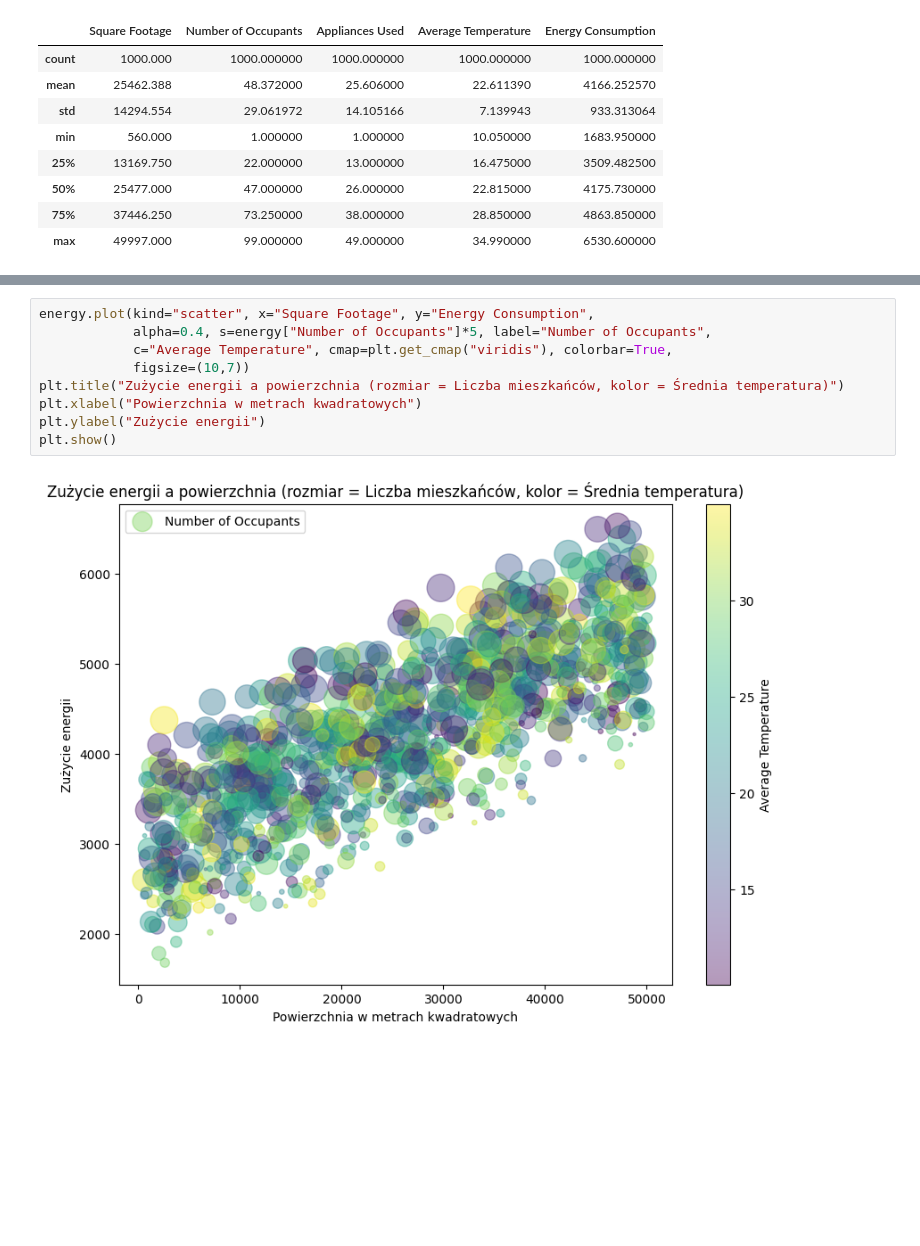
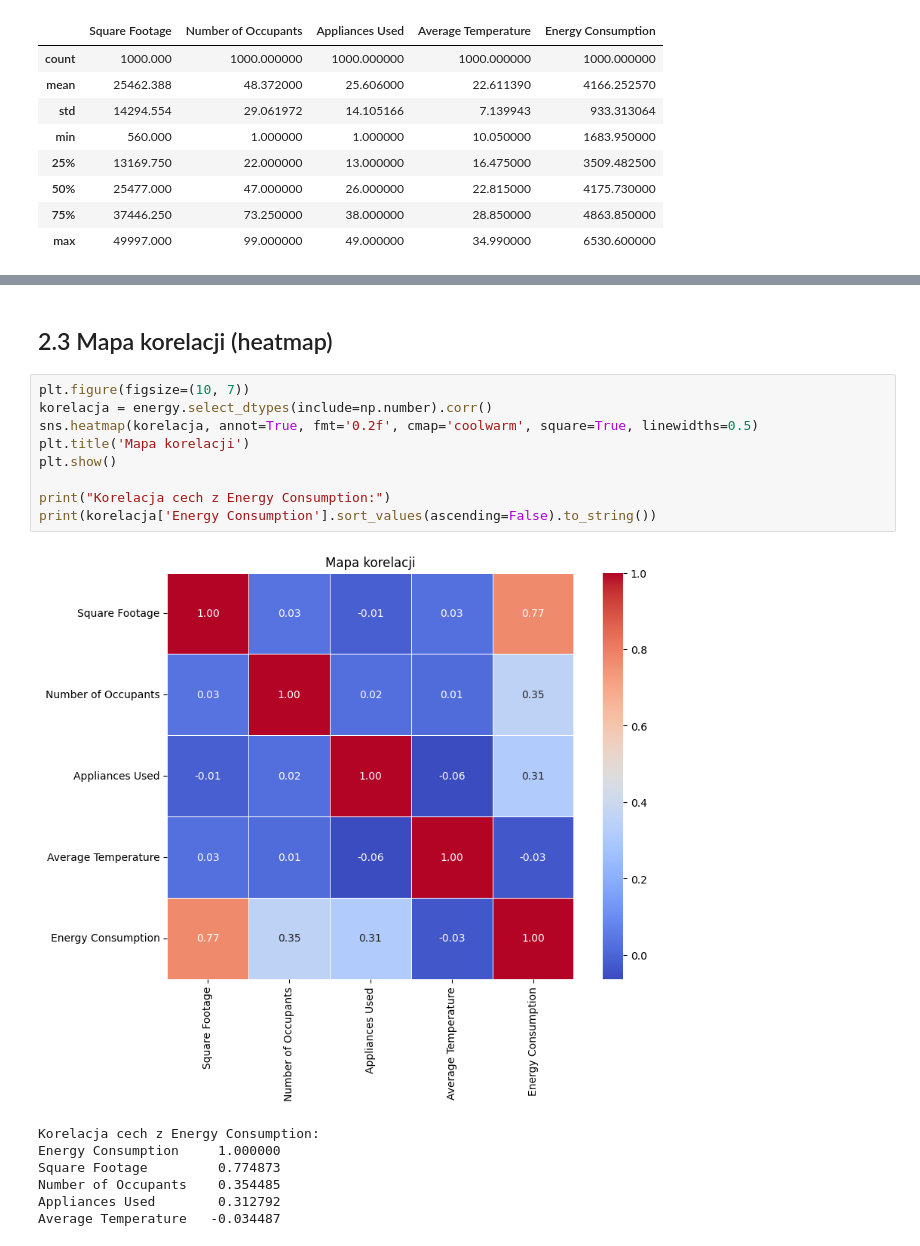
Before and after one commit to nrozylo/projekt_2026, a Jupyter notebook: projekt_energy.ipynb, the cells around one changed output, grey strips where cells are left out. Saved outputs shown, nothing was run; the diff lists cells and outputs as text; blank space fills up the shorter version.

```diff
--- a/projekt_energy.ipynb
+++ b/projekt_energy.ipynb
@@ -58,11 +104,19 @@ plt.show()
-# %%
-energy.plot(kind="scatter", x="Square Footage", y="Energy Consumption",
-            alpha=0.4, s=energy["Number of Occupants"]*5, label="Number of Occupants",
-            c="Average Temperature", cmap=plt.get_cmap("viridis"), colorbar=True,
-            figsize=(10,7))
-plt.title("Zużycie energii a powierzchnia (rozmiar = Liczba mieszkańców, kolor = Średnia temperatura)")
-plt.xlabel("Powierzchnia w metrach kwadratowych")
-plt.ylabel("Zużycie energii")
-plt.show()
-# %% [output]
-[figure, removed]
+# %% [markdown]
+## 2.3 Mapa korelacji (heatmap)
+# %%
+plt.figure(figsize=(10, 7))
+korelacja = energy.select_dtypes(include=np.number).corr()
+sns.heatmap(korelacja, annot=True, fmt='0.2f', cmap='coolwarm', square=True, linewidths=0.5)
+plt.title('Mapa korelacji')
+plt.show()
+
+print("Korelacja cech z Energy Consumption:")
+print(korelacja['Energy Consumption'].sort_values(ascending=False).to_string())
+# %% [output]
+[figure, added]
+Korelacja cech z Energy Consumption:
+Energy Consumption     1.000000
+Square Footage         0.774873
+Number of Occupants    0.354485
+Appliances Used        0.312792
+Average Temperature   -0.034487
```
Also changed, not shown: parts of 40 cells of this notebook.
